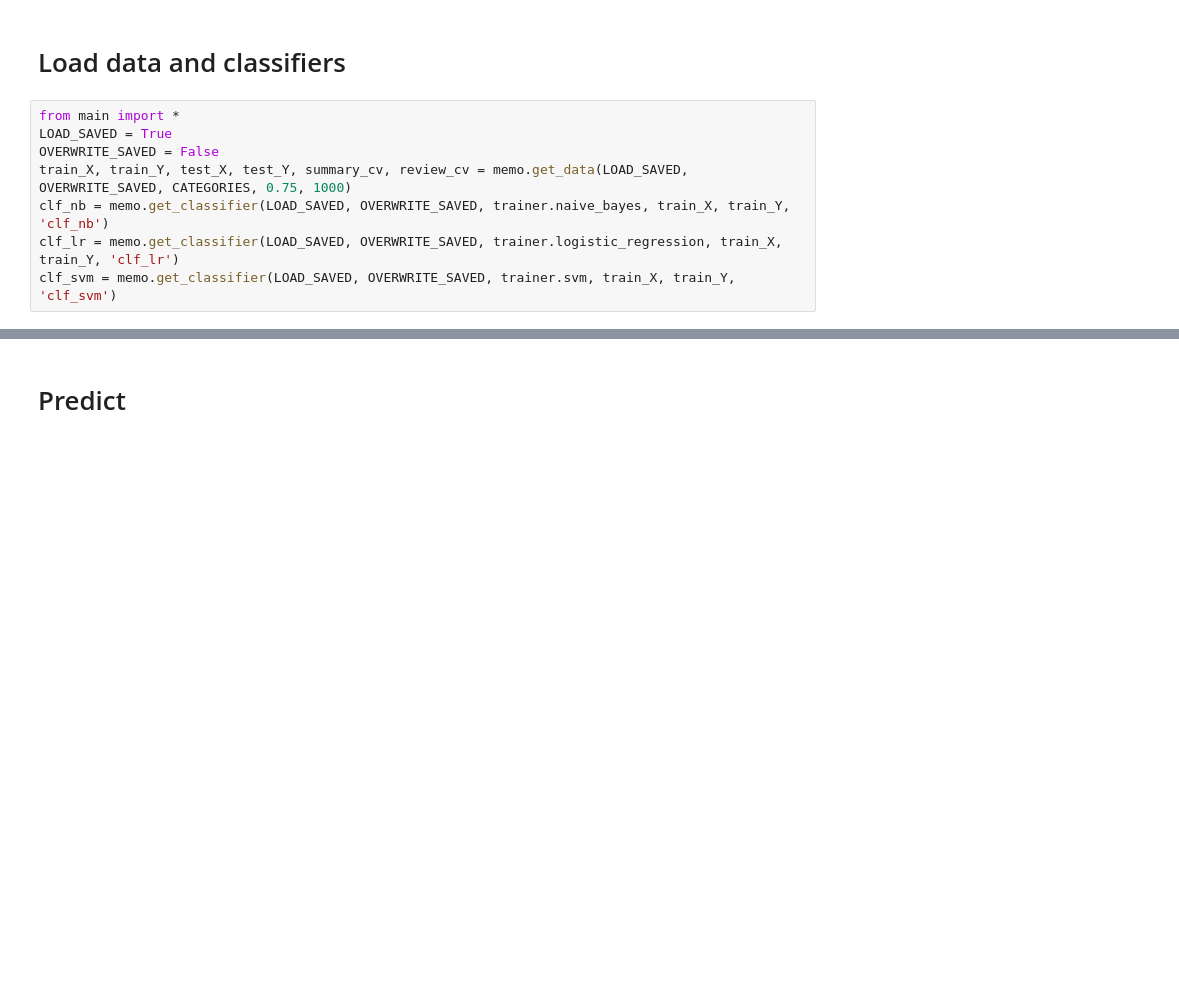
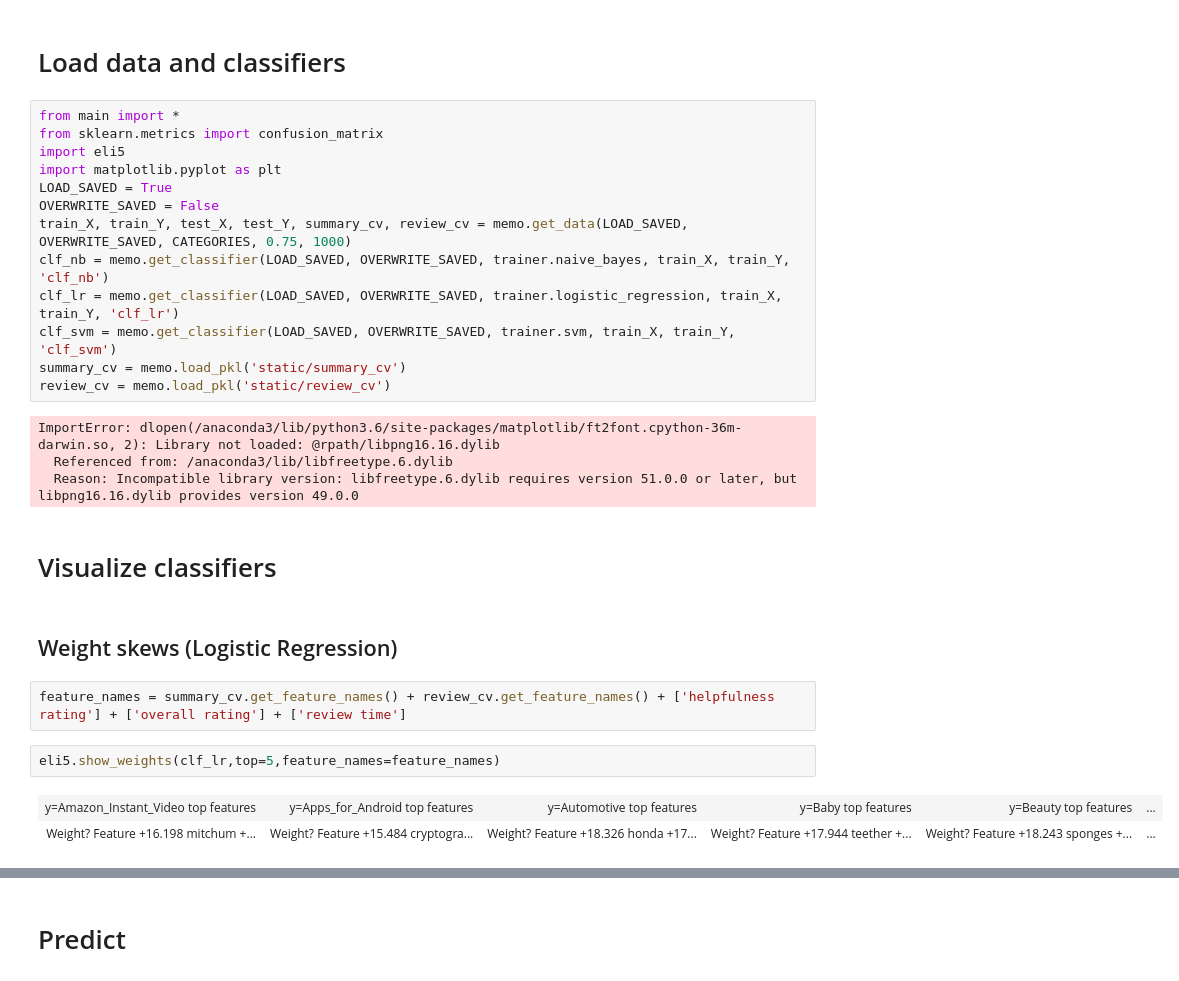
Before and after one commit to calexdiaz143/cs-175-amazon-project-clone, a Jupyter notebook: main/project.ipynb, the cells around one changed output, grey strips where cells are left out. Drawn from its saved outputs; the diff is of its cells as text; blank space fills up the shorter version.

Commit message:
Add classifier visualization, still need to fix confusion matrix

```diff
--- a/main/project.ipynb
+++ b/main/project.ipynb
@@ -2,9 +2,29 @@
 # Load data and classifiers
 # %%
 from main import *
+from sklearn.metrics import confusion_matrix
+import eli5
+import matplotlib.pyplot as plt
 LOAD_SAVED = True
 OVERWRITE_SAVED = False
 train_X, train_Y, test_X, test_Y, summary_cv, review_cv = memo.get_data(LOAD_SAVED, OVERWRITE_SAVED, CATEGORIES, 0.75, 1000)
 clf_nb = memo.get_classifier(LOAD_SAVED, OVERWRITE_SAVED, trainer.naive_bayes, train_X, train_Y, 'clf_nb')
 clf_lr = memo.get_classifier(LOAD_SAVED, OVERWRITE_SAVED, trainer.logistic_regression, train_X, train_Y, 'clf_lr')
 clf_svm = memo.get_classifier(LOAD_SAVED, OVERWRITE_SAVED, trainer.svm, train_X, train_Y, 'clf_svm')
+summary_cv = memo.load_pkl('static/summary_cv')
+review_cv = memo.load_pkl('static/review_cv')
+# %% [output]
+ImportError: dlopen(/anaconda3/lib/python3.6/site-packages/matplotlib/ft2font.cpython-36m-darwin.so, 2): Library not loaded: @rpath/libpng16.16.dylib
+  Referenced from: /anaconda3/lib/libfreetype.6.dylib
+  Reason: Incompatible library version: libfreetype.6.dylib requires version 51.0.0 or later, but libpng16.16.dylib provides version 49.0.0
+# %% [markdown]
+# Visualize classifiers
+# %% [markdown]
+## Weight skews (Logistic Regression)
+# %%
+feature_names = summary_cv.get_feature_names() + review_cv.get_feature_names() + ['helpfulness rating'] + ['overall rating'] + ['review time']
+# %%
+eli5.show_weights(clf_lr,top=5,feature_names=feature_names)
+# %% [output]
+| y=Amazon_Instant_Video top features | y=Apps_for_Android top features | y=Automotive top features | y=Baby top features | y=Beauty top features | ... |
+| Weight? Feature +16.198 mitchum +... | Weight? Feature +15.484 cryptogra... | Weight? Feature +18.326 honda +17... | Weight? Feature +17.944 teether +... | Weight? Feature +18.243 sponges +... | ... |
```
Also changed, not shown: parts of 10 cells of this notebook, 1 other file.
